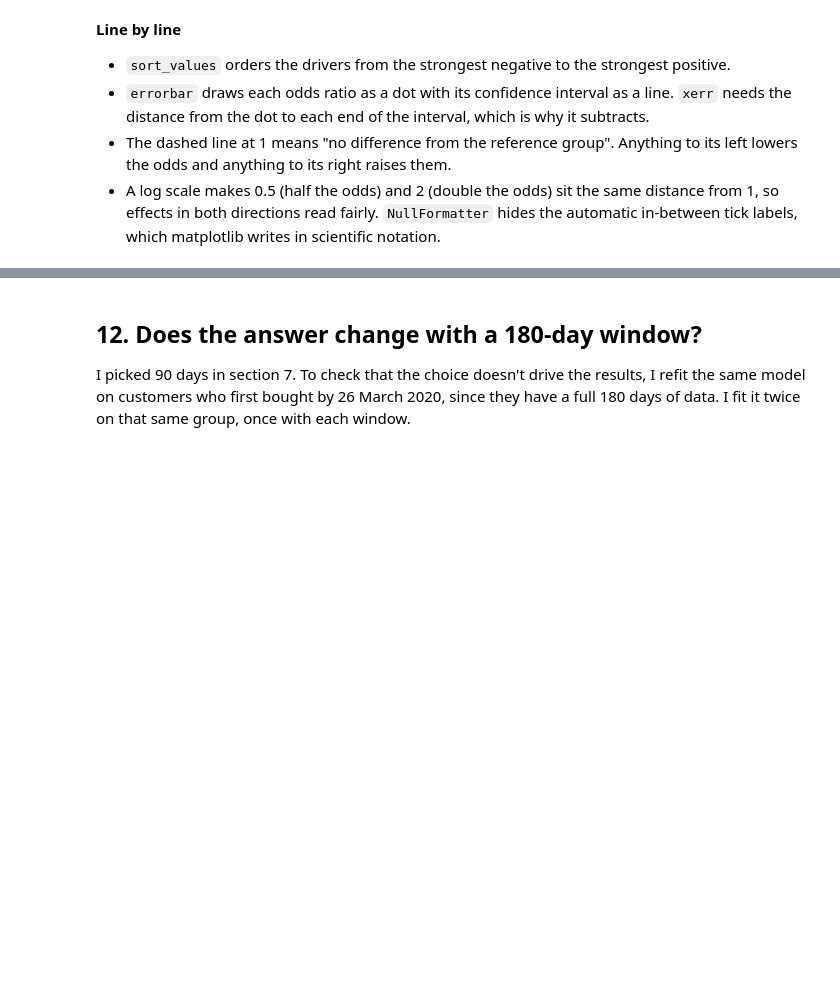
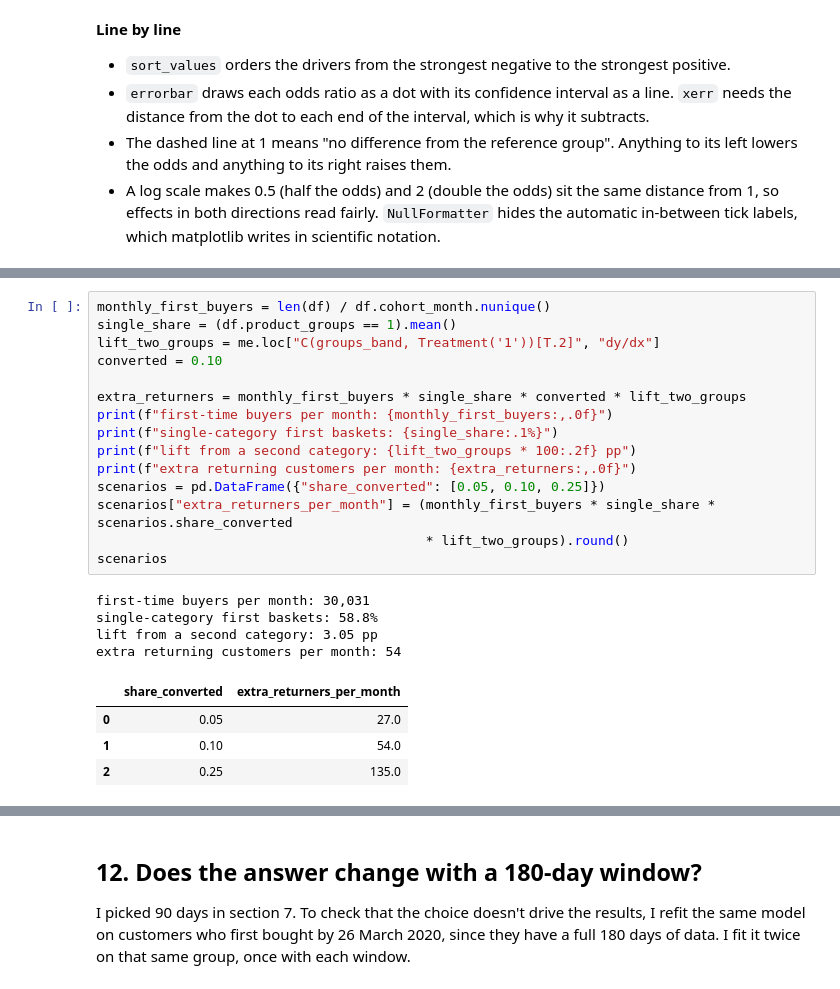
Before and after one commit to potatomato03/hm-first-purchase-retention, a Jupyter notebook: notebooks/analysis.ipynb, the cells around one changed output, grey strips where cells are left out. Cells and saved outputs as stored; diff of their text form; blank space fills up the shorter version.

```diff
--- a/notebooks/analysis.ipynb
+++ b/notebooks/analysis.ipynb
@@ -787,0 +842,24 @@ fig.savefig(FIG / "odds_ratios.png", dpi=150, bbox_inches="tight")
+# %%
+monthly_first_buyers = len(df) / df.cohort_month.nunique()
+single_share = (df.product_groups == 1).mean()
+lift_two_groups = me.loc["C(groups_band, Treatment('1'))[T.2]", "dy/dx"]
+converted = 0.10
+
+extra_returners = monthly_first_buyers * single_share * converted * lift_two_groups
+print(f"first-time buyers per month: {monthly_first_buyers:,.0f}")
+print(f"single-category first baskets: {single_share:.1%}")
+print(f"lift from a second category: {lift_two_groups * 100:.2f} pp")
+print(f"extra returning customers per month: {extra_returners:,.0f}")
+scenarios = pd.DataFrame({"share_converted": [0.05, 0.10, 0.25]})
+scenarios["extra_returners_per_month"] = (monthly_first_buyers * single_share * scenarios.share_converted
+                                          * lift_two_groups).round()
+scenarios
+# %% [output]
+first-time buyers per month: 30,031
+single-category first baskets: 58.8%
+lift from a second category: 3.05 pp
+extra returning customers per month: 54
+|  | share_converted | extra_returners_per_month |
+| 0 | 0.05 | 27.0 |
+| 1 | 0.10 | 54.0 |
+| 2 | 0.25 | 135.0 |
```
Also changed, not shown: parts of 13 cells of this notebook, 11 other files.
